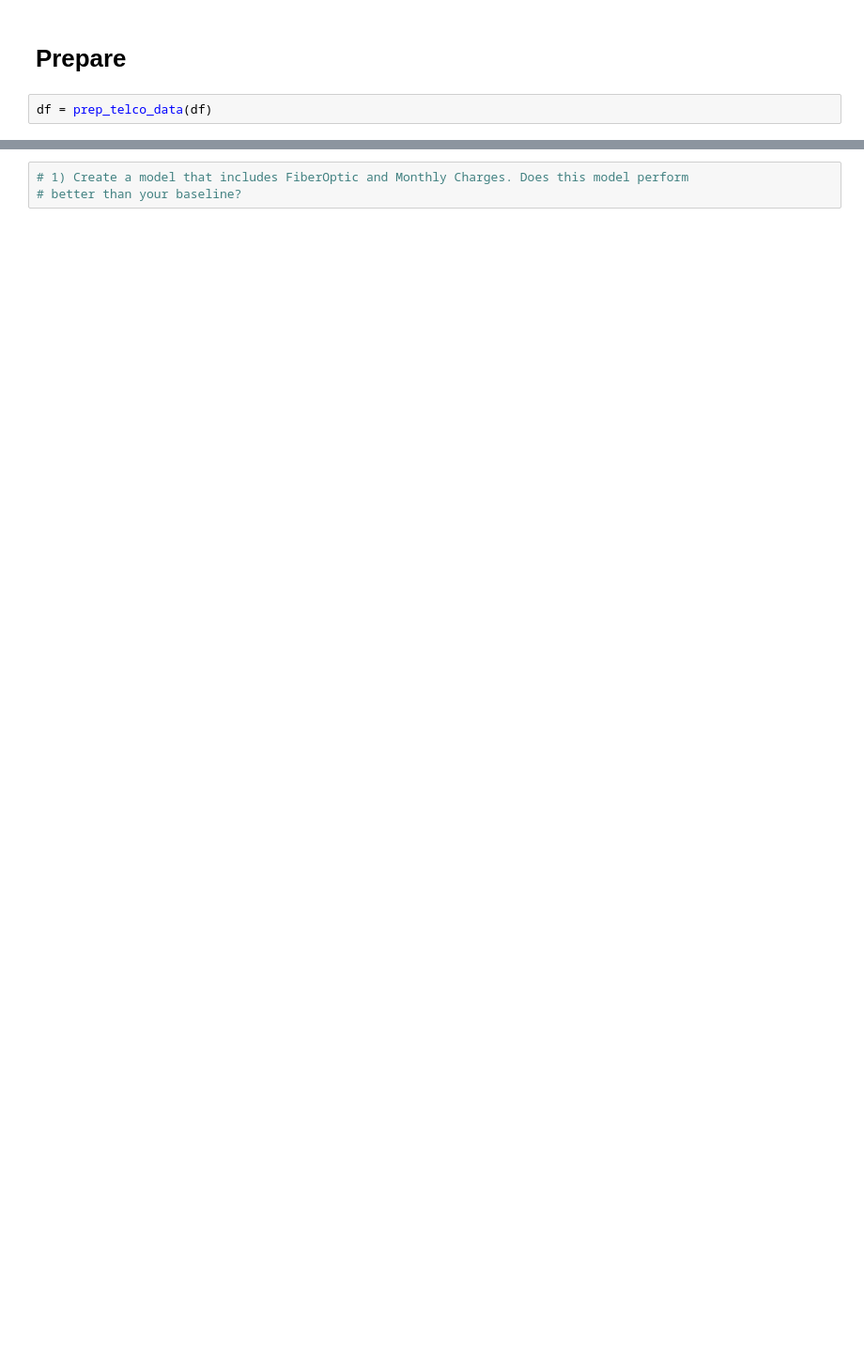
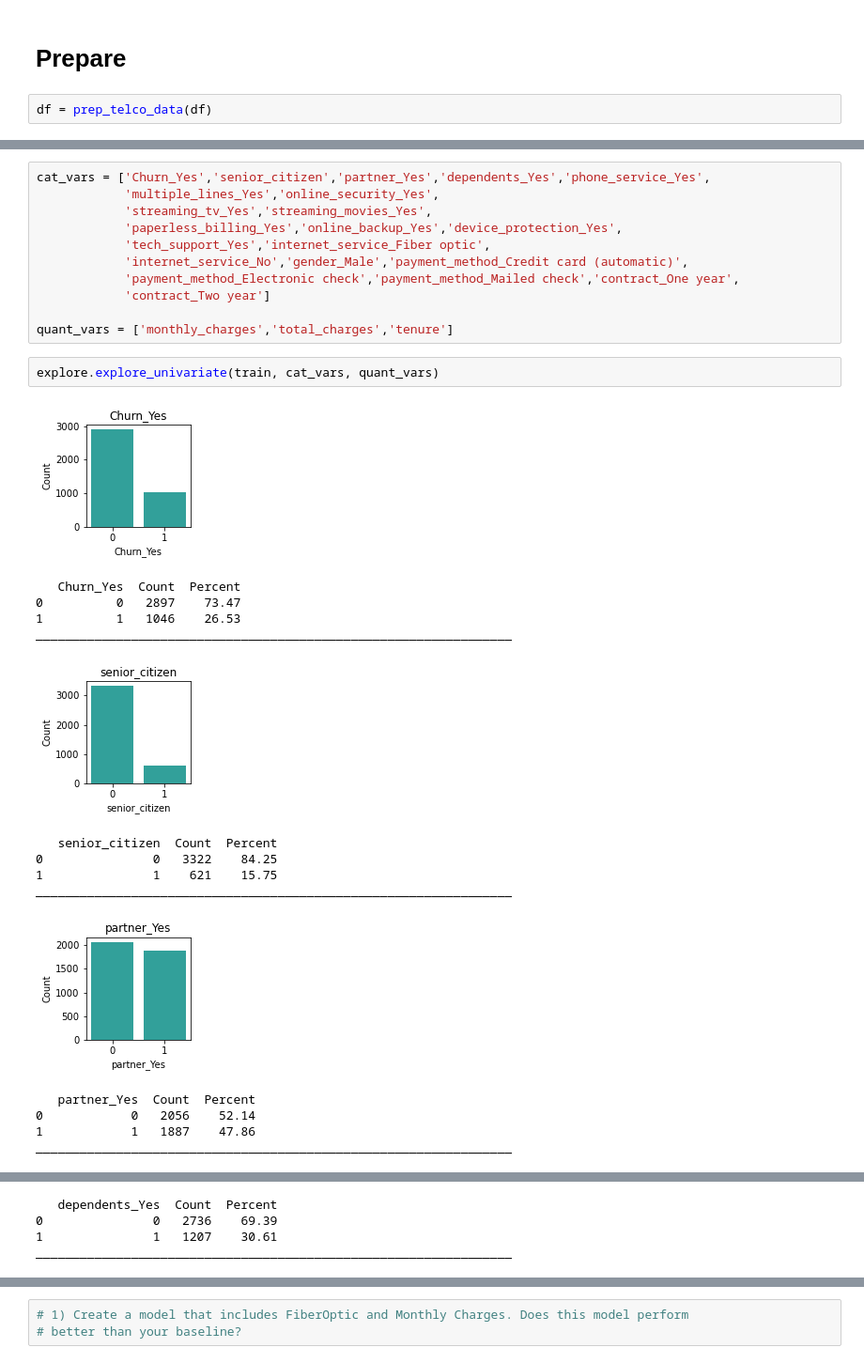
Before and after one commit to ljackson707/classification_project, a Jupyter notebook: test_functions .ipynb, the cells around one changed output, grey strips where cells are left out. Shown at 94% size. Cells and saved outputs as stored; diff of their text form; blank space fills up the shorter version.

```diff
--- a/test_functions .ipynb
+++ b/test_functions .ipynb
@@ -134,0 +149,29 @@ round(baseline_accuracy, 3)
+# %%
+cat_vars = ['Churn_Yes','senior_citizen','partner_Yes','dependents_Yes','phone_service_Yes',
+            'multiple_lines_Yes','online_security_Yes',
+            'streaming_tv_Yes','streaming_movies_Yes',
+            'paperless_billing_Yes','online_backup_Yes','device_protection_Yes',
+            'tech_support_Yes','internet_service_Fiber optic',
+            'internet_service_No','gender_Male','payment_method_Credit card (automatic)',
+            'payment_method_Electronic check','payment_method_Mailed check','contract_One year',
+            'contract_Two year']
+
+quant_vars = ['monthly_charges','total_charges','tenure']
+# %%
+explore.explore_univariate(train, cat_vars, quant_vars)
+# %% [output]
+[figure, added]
+   Churn_Yes  Count  Percent
+0          0   2897    73.47
+1          1   1046    26.53
+_________________________________________________________________
+[figure, added]
+   senior_citizen  Count  Percent
+0               0   3322    84.25
+1               1    621    15.75
+_________________________________________________________________
+[figure, added]
+   partner_Yes  Count  Percent
+0            0   2056    52.14
+1            1   1887    47.86
+_________________________________________________________________
@@ -134,0 +179,4 @@ round(baseline_accuracy, 3)
+   dependents_Yes  Count  Percent
+0               0   2736    69.39
+1               1   1207    30.61
+_________________________________________________________________
```
Also changed, not shown: parts of 24 cells of this notebook.
